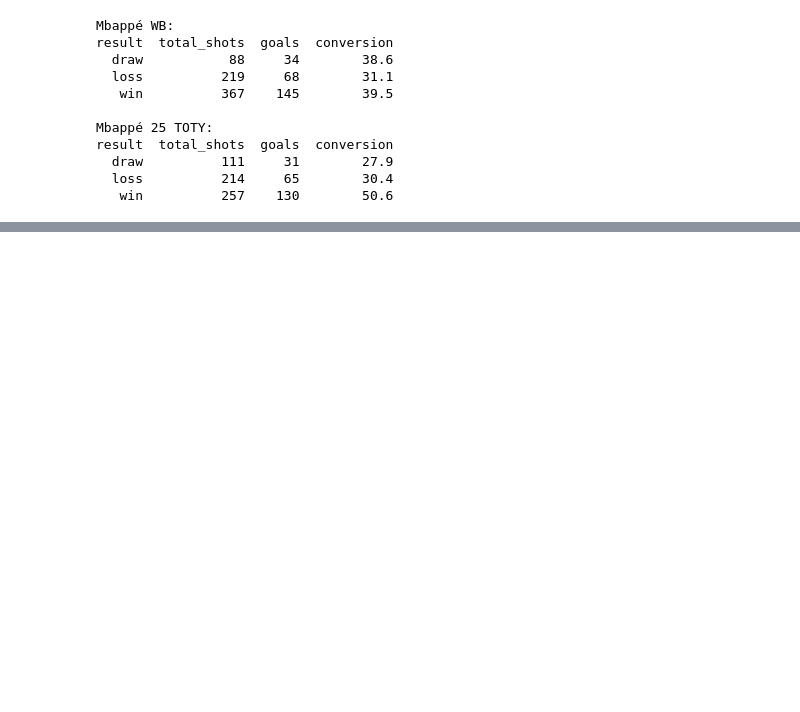
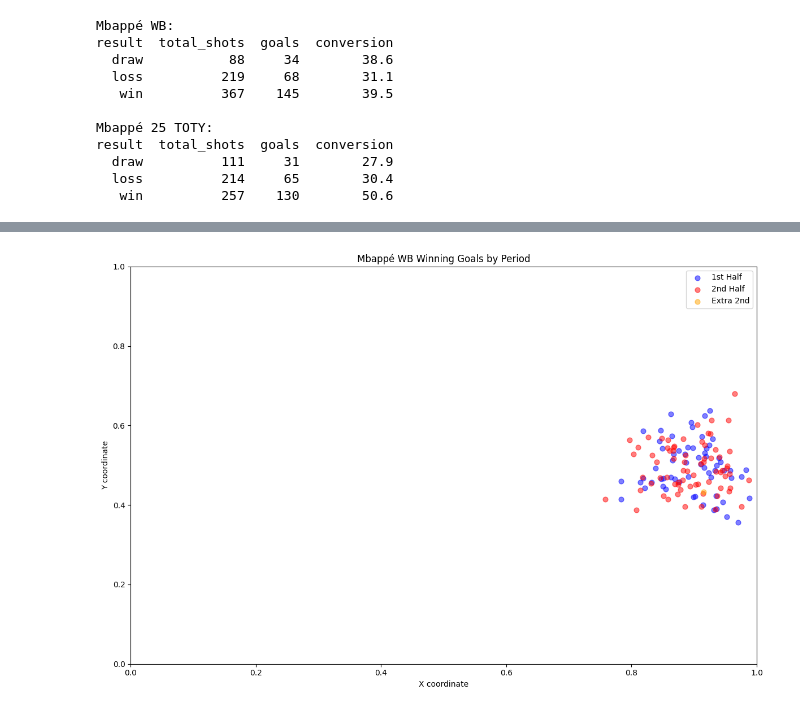
Before and after one commit to rubyoobeen/fc-matchmaking-analysis, a Jupyter notebook: notebooks/eda.ipynb, the cells around one changed output, grey strips where cells are left out. Drawn from its saved outputs; the diff is of its cells as text; code cells hidden in the pictures; blank space fills up the shorter version.

```diff
--- a/notebooks/eda.ipynb
+++ b/notebooks/eda.ipynb
@@ -1222,0 +1200,55 @@ result  total_shots  goals  conversion
+# %%
+mbappe_wb_goals = pd.read_sql("""
+    SELECT
+        sd.x,
+        sd.y,
+        sd.goal_time,
+        p.season_prefix
+    FROM shoot_details sd
+    JOIN players p
+        ON sd.match_id = p.match_id
+        AND sd.ouid = p.ouid
+        AND sd.sp_id = p.sp_id
+    JOIN match_details md
+        ON sd.match_id = md.match_id
+        AND sd.ouid = md.ouid
+    WHERE p.player_id = '231747'
+    AND p.season_prefix = 836
+    AND sd.result = 3
+    AND md.result = 'win'
+    AND sd.type != 9
+""", conn)
+
+mbappe_wb_goals["period"] = mbappe_wb_goals["goal_time"].apply(
+    lambda x: decode_goal_time(x)[0]
+)
+
+period_colors = {
+    "1st Half": "blue",
+    "2nd Half": "red",
+    "Extra 1st": "green",
+    "Extra 2nd": "orange",
+    "Penalty Shootout": "purple"
+}
+
+fig, ax = plt.subplots(figsize=(12, 8))
+
+for period, group in mbappe_wb_goals.groupby("period"):
+    ax.scatter(
+        group["x"], group["y"],
+        c=period_colors.get(period, "gray"),
+        label=period,
+        alpha=0.5,
+        s=40
+    )
+
+ax.set_xlim(0, 1)
+ax.set_ylim(0, 1)
+ax.set_title("Mbappé WB Winning Goals by Period")
+ax.set_xlabel("X coordinate")
+ax.set_ylabel("Y coordinate")
+ax.legend()
+plt.tight_layout()
+plt.show()
+# %% [output]
+[figure, added]
```
Also changed, not shown: parts of 10 cells of this notebook.
